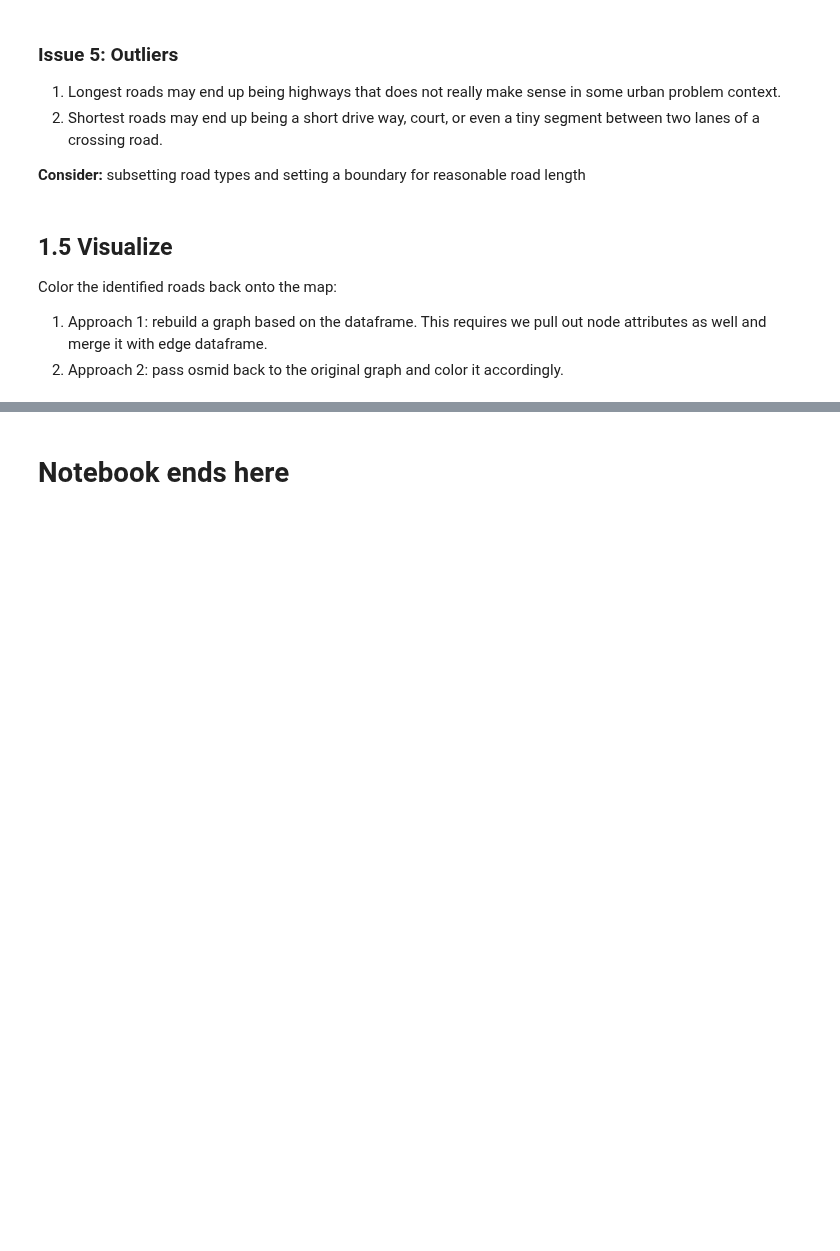
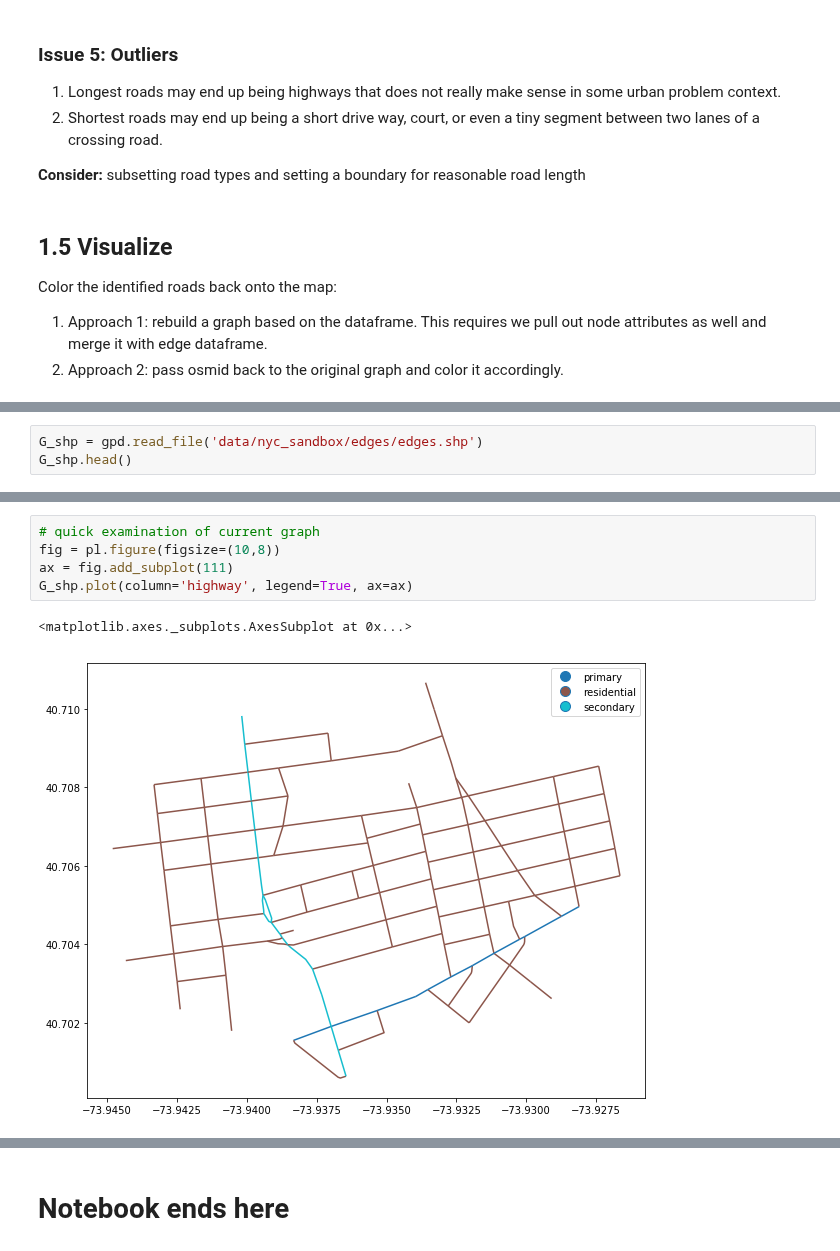
Before and after one commit to argo-marketplace/RadRoads, a Jupyter notebook: notebooks/NYC_sandbox.ipynb, the cells around one changed output, grey strips where cells are left out. Saved outputs shown, nothing was run; the diff lists cells and outputs as text; blank space fills up the shorter version.

Commit message:
quick save and update on NYC

```diff
--- a/notebooks/longroad_nyc_sandbox.ipynb
+++ b/notebooks/NYC_sandbox.ipynb
@@ -287,0 +294,3 @@ Color the identified roads back onto the map:
+# %%
+G_shp = gpd.read_file('data/nyc_sandbox/edges/edges.shp')
+G_shp.head()
@@ -287,0 +304,8 @@ Color the identified roads back onto the map:
+# %%
+# quick examination of current graph
+fig = pl.figure(figsize=(10,8))
+ax = fig.add_subplot(111)
+G_shp.plot(column='highway', legend=True, ax=ax)
+# %% [output]
+<matplotlib.axes._subplots.AxesSubplot at 0x...>
+[figure, added]
```
Also changed, not shown: parts of 29 cells of this notebook.
